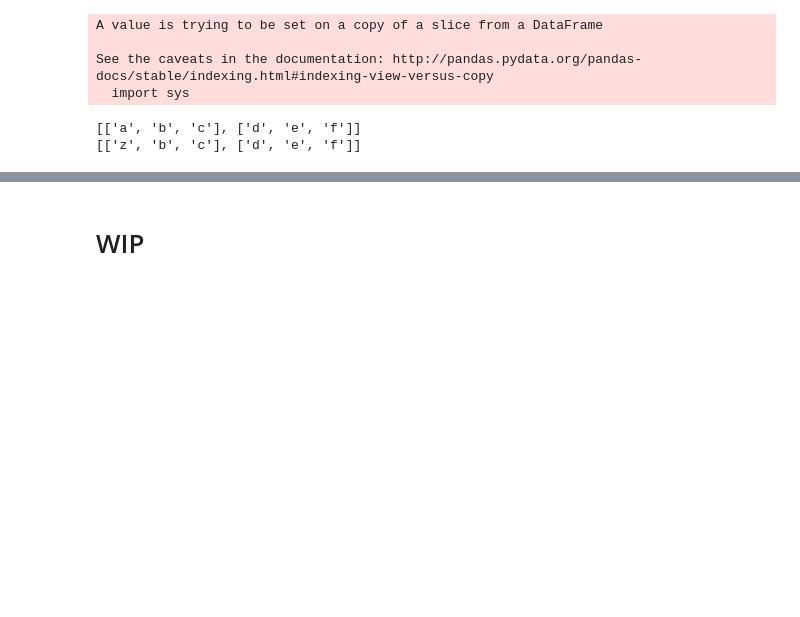
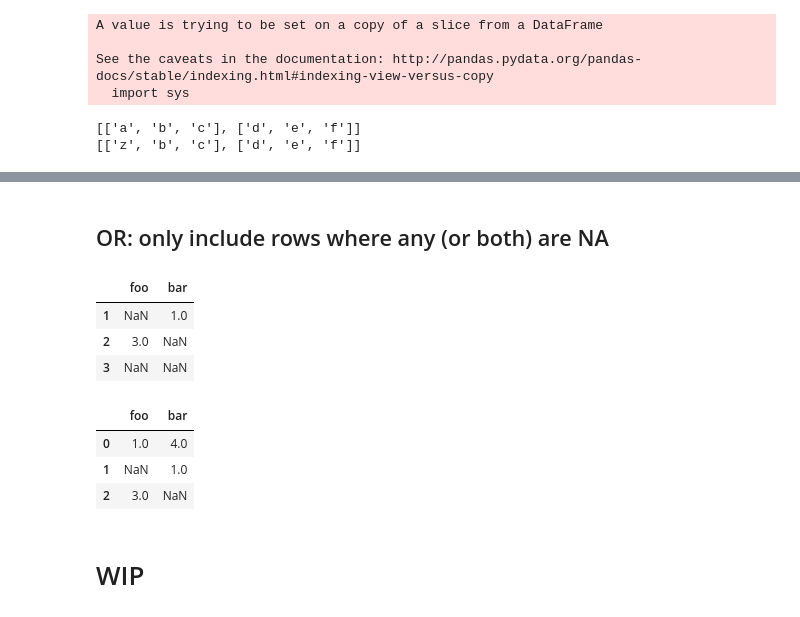
Before and after one commit to jacobdadams/notes, a Jupyter notebook: Pandas.ipynb, the cells around one changed output, grey strips where cells are left out. Drawn from its saved outputs; the diff is of its cells as text; code cells hidden in the pictures; blank space fills up the shorter version.

```diff
--- a/Pandas.ipynb
+++ b/Pandas.ipynb
@@ -211,3 +249,20 @@ print(foo)
+# %% [markdown]
+## OR: only include rows where any (or both) are NA
+# %%
+test_df[test_df.isna().any(axis=1)]
+# %% [output]
+|  | foo | bar |
+| 1 | NaN | 1.0 |
+| 2 | 3.0 | NaN |
+| 3 | NaN | NaN |
+# %%
+#: Invert- any are true
+test_df[test_df.notna().any(axis=1)]
+# %% [output]
+|  | foo | bar |
+| 0 | 1.0 | 4.0 |
+| 1 | NaN | 1.0 |
+| 2 | 3.0 | NaN |
 # %% [markdown]
 # WIP
 # %%
```
Also changed, not shown: parts of 7 cells of this notebook, 1 other file.
